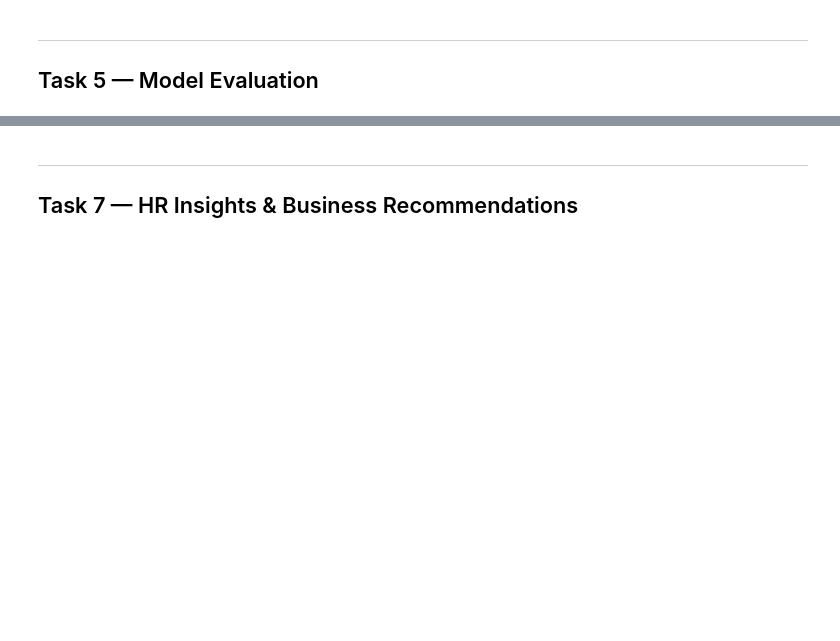
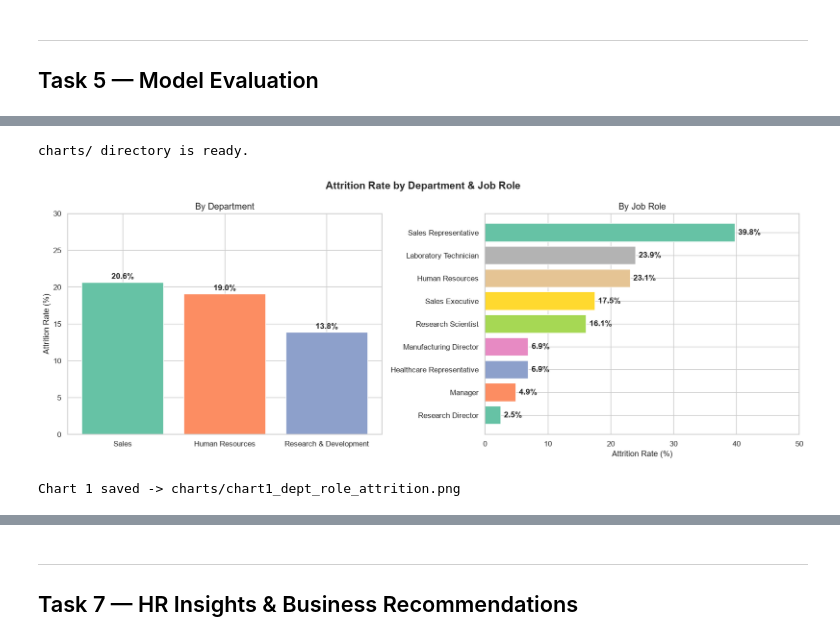
Before and after one commit to shrx404/Employee-Attrition-Analysis, a Jupyter notebook: main.ipynb, the cells around one changed output, grey strips where cells are left out. Drawn from its saved outputs; the diff is of its cells as text; code cells hidden in the pictures; blank space fills up the shorter version.

Commit message:
fixed the charts not working

```diff
--- a/main.ipynb
+++ b/main.ipynb
@@ -197,16 +275,15 @@ for rating, rate in wlb_attrition.items():
 # %%
-# ── Attrition vs Years at Company ────────────────────────────────────────────
-# Group employees by tenure band and compute attrition rate for each band.
+# ── Attrition vs Years at Company (Tenure Bands) ──────────────────────────────
+# Group employees into tenure ranges to see when attrition risk is highest.
 
-bins   = [0, 2, 5, 10, 20, 40]
-labels_tenure = ['0–2 yrs', '3–5 yrs', '6–10 yrs', '11–20 yrs', '20+ yrs']
+bins          = [0, 2, 5, 10, 20, 40]
+tenure_labels = ['0-2 yrs', '3-5 yrs', '6-10 yrs', '11-20 yrs', '20+ yrs']
 
-df['TenureBand'] = pd.cut(df['YearsAtCompany'], bins=bins, labels=labels_tenure)
-tenure_attrition = df.groupby('TenureBand', observed=True)['Attrition'].mean() * 100
+df['TenureBand']  = pd.cut(df['YearsAtCompany'], bins=bins, labels=tenure_labels)
+tenure_attrition  = df.groupby('TenureBand', observed=True)['Attrition'].mean() * 100
 
 print("Attrition Rate by Tenure Band:")
 for band, rate in tenure_attrition.items():
     print(f"  {band:<12}: {rate:.1f}%")
 
-# Clean up — drop helper column
 df.drop(columns=['TenureBand'], inplace=True)
@@ -377,34 +518,41 @@ Four required charts + one bonus ROC curve.
+# %%
+# ── Create charts/ output directory ──────────────────────────────────────────
+os.makedirs('charts', exist_ok=True)
+print("charts/ directory is ready.")
+# %% [output]
+charts/ directory is ready.
 # %%
 # ── Chart 1: Attrition Rate by Department & Job Role ─────────────────────────
 
 fig, axes = plt.subplots(1, 2, figsize=(16, 6))
-fig.suptitle('Attrition Rate by Department & Job Role', fontsize=15, fontweight='bold', y=1.01)
+fig.suptitle('Attrition Rate by Department & Job Role', fontsize=15, fontweight='bold')
 
-# --- Department ---
+# Department bar chart
 dept_data = (df.groupby('Department')['Attrition'].mean() * 100).sort_values(ascending=False)
-
-bars1 = axes[0].bar(dept_data.index, dept_data.values,
-                    color=sns.color_palette('Set2', len(dept_data)))
+bars = axes[0].bar(dept_data.index, dept_data.values,
+                   color=sns.color_palette('Set2', len(dept_data)))
 axes[0].set_title('By Department', fontsize=13)
 axes[0].set_ylabel('Attrition Rate (%)')
 axes[0].set_ylim(0, 30)
-for bar, val in zip(bars1, dept_data.values):
-    axes[0].text(bar.get_x() + bar.get_width()/2, bar.get_height() + 0.5,
-                 f'{val:.1f}%', ha='center', va='bottom', fontweight='bold')
+for bar, val in zip(bars, dept_data.values):
+    axes[0].text(bar.get_x() + bar.get_width() / 2, bar.get_height() + 0.5,
+                 f'{val:.1f}%', ha='center', fontweight='bold')
 
-# --- Job Role ---
+# Job Role horizontal bar chart
 role_data = (df.groupby('JobRole')['Attrition'].mean() * 100).sort_values()
-
-colors = sns.color_palette('Set2', len(role_data))
-axes[1].barh(role_data.index, role_data.values, color=colors)
+axes[1].barh(role_data.index, role_data.values,
+             color=sns.color_palette('Set2', len(role_data)))
 axes[1].set_title('By Job Role', fontsize=13)
 axes[1].set_xlabel('Attrition Rate (%)')
 axes[1].set_xlim(0, 50)
 for i, val in enumerate(role_data.values):
     axes[1].text(val + 0.5, i, f'{val:.1f}%', va='center', fontweight='bold')
 
 plt.tight_layout()
 plt.savefig('charts/chart1_dept_role_attrition.png', bbox_inches='tight', dpi=150)
 plt.show()
-print("Chart 1 saved.")
+print("Chart 1 saved -> charts/chart1_dept_role_attrition.png")
+# %% [output]
+[figure, added]
+Chart 1 saved -> charts/chart1_dept_role_attrition.png
 # %%
```
Also changed, not shown: parts of 35 cells of this notebook, 5 other files.
